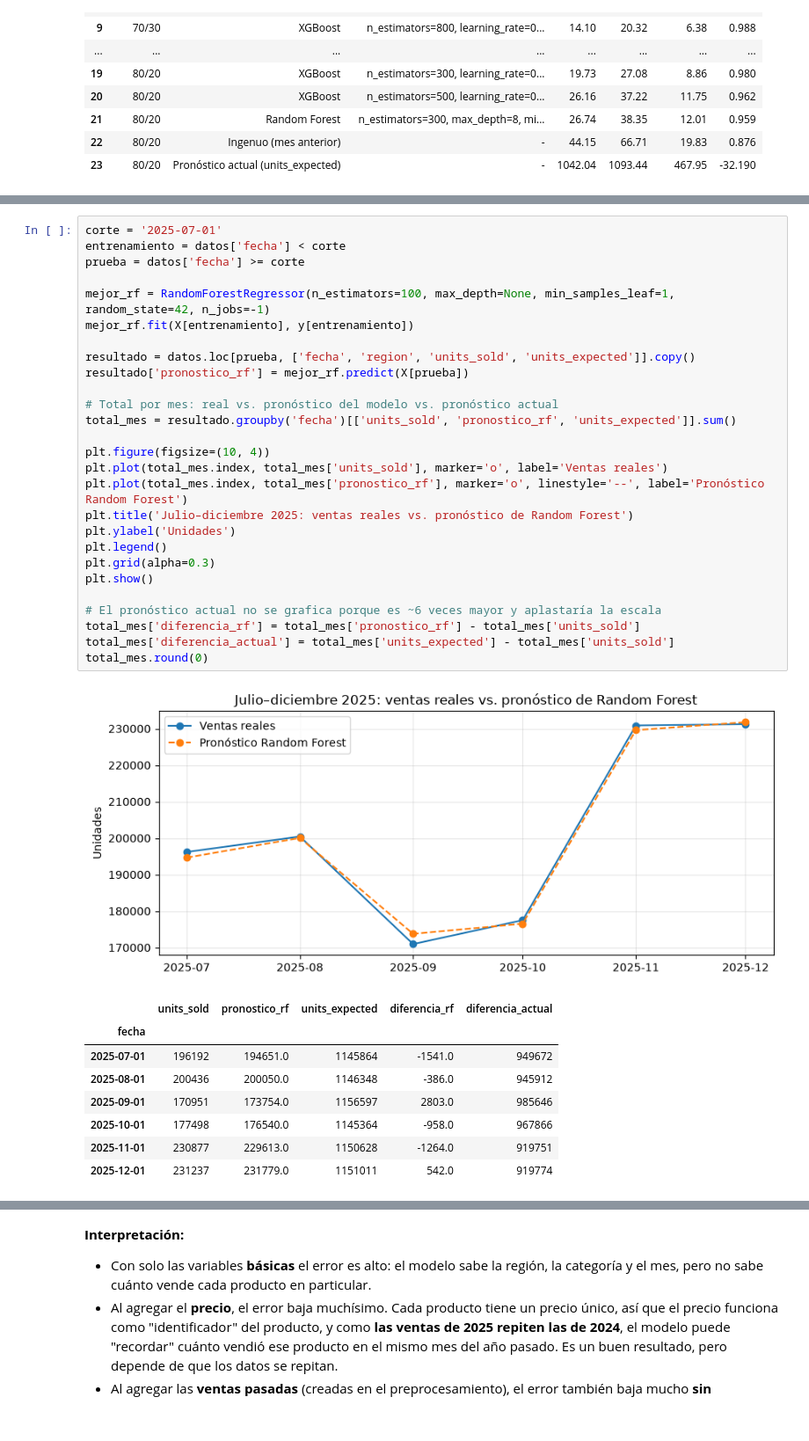
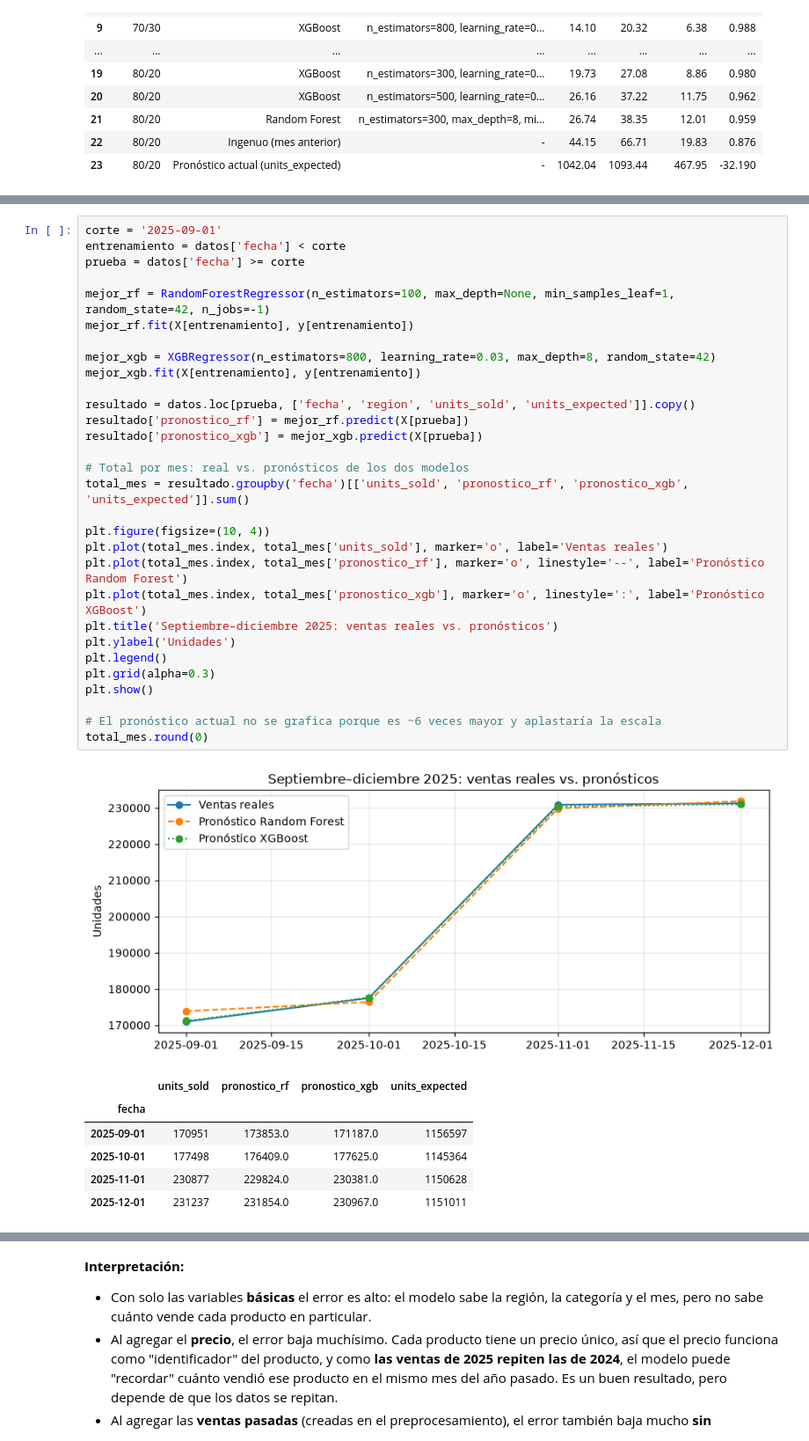
Before and after one commit to patatamanYT/no-entear, a Jupyter notebook: etapa_5_1_codigo/TI3002C_Etapa 5.1_Código ML_6_Jaime Hernández González.ipynb, the cells around one changed output, grey strips where cells are left out. Shown at 88% size. Saved outputs shown, nothing was run; the diff lists cells and outputs as text.

```diff
--- a/etapa_5_1_codigo/TI3002C_Etapa 5.1_Código ML_6_Jaime Hernández González.ipynb
+++ b/etapa_5_1_codigo/TI3002C_Etapa 5.1_Código ML_6_Jaime Hernández González.ipynb
@@ -446,38 +458,39 @@ Se vuelve a entrenar el mejor modelo con la partición 70/30 para ver sus result
 # %%
-corte = '2025-07-01'
+corte = '2025-09-01'
 entrenamiento = datos['fecha'] < corte
 prueba = datos['fecha'] >= corte
 
 mejor_rf = RandomForestRegressor(n_estimators=100, max_depth=None, min_samples_leaf=1, random_state=42, n_jobs=-1)
 mejor_rf.fit(X[entrenamiento], y[entrenamiento])
 
+mejor_xgb = XGBRegressor(n_estimators=800, learning_rate=0.03, max_depth=8, random_state=42)
+mejor_xgb.fit(X[entrenamiento], y[entrenamiento])
+
 resultado = datos.loc[prueba, ['fecha', 'region', 'units_sold', 'units_expected']].copy()
 resultado['pronostico_rf'] = mejor_rf.predict(X[prueba])
+resultado['pronostico_xgb'] = mejor_xgb.predict(X[prueba])
 
-# Total por mes: real vs. pronóstico del modelo vs. pronóstico actual
-total_mes = resultado.groupby('fecha')[['units_sold', 'pronostico_rf', 'units_expected']].sum()
+# Total por mes: real vs. pronósticos de los dos modelos
+total_mes = resultado.groupby('fecha')[['units_sold', 'pronostico_rf', 'pronostico_xgb', 'units_expected']].sum()
 
 plt.figure(figsize=(10, 4))
 plt.plot(total_mes.index, total_mes['units_sold'], marker='o', label='Ventas reales')
 plt.plot(total_mes.index, total_mes['pronostico_rf'], marker='o', linestyle='--', label='Pronóstico Random Forest')
-plt.title('Julio–diciembre 2025: ventas reales vs. pronóstico de Random Forest')
+plt.plot(total_mes.index, total_mes['pronostico_xgb'], marker='o', linestyle=':', label='Pronóstico XGBoost')
+plt.title('Septiembre–diciembre 2025: ventas reales vs. pronósticos')
 plt.ylabel('Unidades')
 plt.legend()
 plt.grid(alpha=0.3)
 plt.show()
 
 # El pronóstico actual no se grafica porque es ~6 veces mayor y aplastaría la escala
-total_mes['diferencia_rf'] = total_mes['pronostico_rf'] - total_mes['units_sold']
-total_mes['diferencia_actual'] = total_mes['units_expected'] - total_mes['units_sold']
 total_mes.round(0)
 # %% [output]
-[figure, old version]
+[figure, new version]
-|  | units_sold | pronostico_rf | units_expected | diferencia_rf | diferencia_actual |
-| fecha |  |  |  |  |  |
-| 2025-07-01 | 196192 | 194651.0 | 1145864 | -1541.0 | 949672 |
-| 2025-08-01 | 200436 | 200050.0 | 1146348 | -386.0 | 945912 |
-| 2025-09-01 | 170951 | 173754.0 | 1156597 | 2803.0 | 985646 |
-| 2025-10-01 | 177498 | 176540.0 | 1145364 | -958.0 | 967866 |
-| 2025-11-01 | 230877 | 229613.0 | 1150628 | -1264.0 | 919751 |
-| 2025-12-01 | 231237 | 231779.0 | 1151011 | 542.0 | 919774 |
+|  | units_sold | pronostico_rf | pronostico_xgb | units_expected |
+| fecha |  |  |  |  |
+| 2025-09-01 | 170951 | 173853.0 | 171187.0 | 1156597 |
+| 2025-10-01 | 177498 | 176409.0 | 177625.0 | 1145364 |
+| 2025-11-01 | 230877 | 229824.0 | 230381.0 | 1150628 |
+| 2025-12-01 | 231237 | 231854.0 | 230967.0 | 1151011 |
 # %%
```
Also changed, not shown: parts of 10 cells of this notebook, 2 other files.
